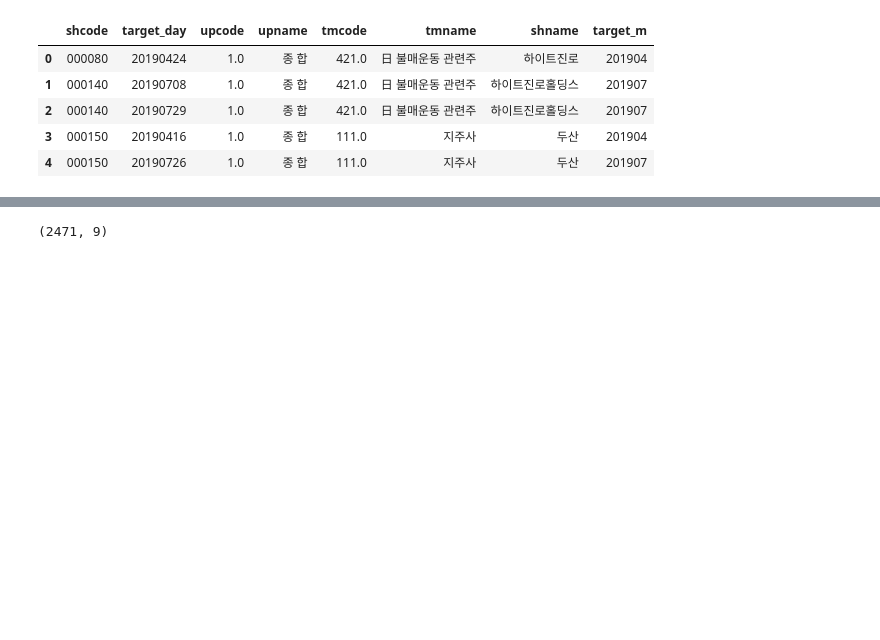
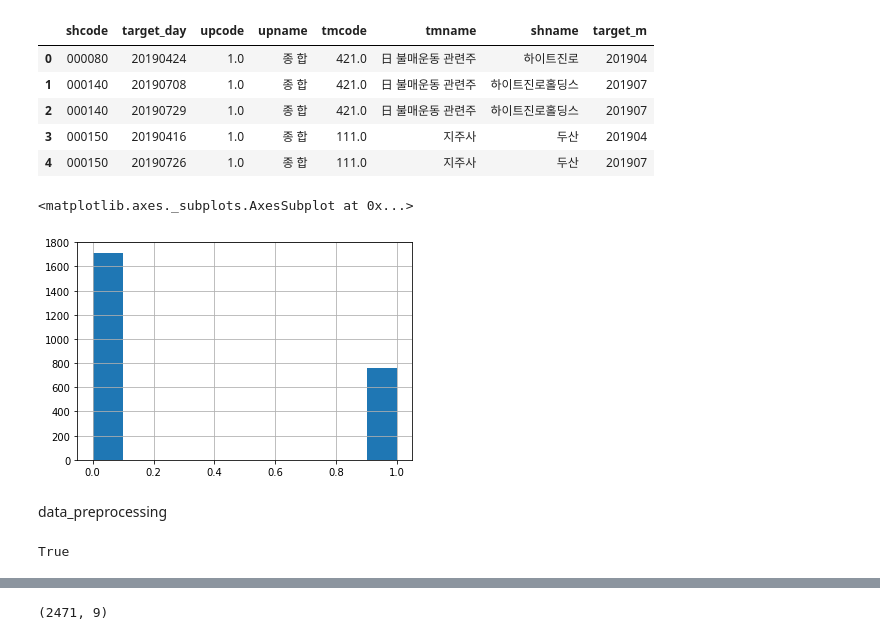
Before and after one commit to KIMJUNYOUNG0125/Strategy, a Jupyter notebook: 01-3.find_triger_uptm_anal.ipynb, the cells around one changed output, grey strips where cells are left out. Cells and saved outputs as stored; diff of their text form; code cells hidden in the pictures; blank space fills up the shorter version.

```diff
--- a/01-3.find_triger_uptm_anal.ipynb
+++ b/01-3.find_triger_uptm_anal.ipynb
@@ -87,7 +70,15 @@ df.head()
 | 3 | 000150 | 20190416 | 1.0 | 종 합 | 111.0 | 지주사 | 두산 | 201904 |
 | 4 | 000150 | 20190726 | 1.0 | 종 합 | 111.0 | 지주사 | 두산 | 201907 |
 # %%
+#다음 target_day와의 차이 계산
+df['next_target_day'] = df['target_day'].shift(-1)
+target_day_list = pd.to_datetime(df['target_day'], format = "%Y-%m-%d")
+next_target_day_list = pd.to_datetime(df['next_target_day'], format = "%Y-%m-%d")
+target_day_diff = next_target_day_list - target_day_list
+
+# 다음 target_day shcode2
 df['shcode2'] = df['shcode'].shift(-1)
+
 #label
 # 0  : 1 : 한번이상
-df['y'] = np.where(df['shcode'] == df['shcode2'], 1, 0)
+df['y'] = np.where((df['shcode'] == df['shcode2']) & (target_day_diff <= datetime.timedelta(days = 30)), 1, 0)
@@ -93,0 +87,7 @@ df['y'] = np.where(df['shcode'] == df['shcode2'], 1, 0)
+# %%
+df['y'].hist()
+# %% [output]
+<matplotlib.axes._subplots.AxesSubplot at 0x...>
+[figure, added]
+# %% [markdown]
+data_preprocessing
@@ -93,0 +157,4 @@ df['y'] = np.where(df['shcode'] == df['shcode2'], 1, 0)
+# %%
+target_day_diff.iloc[1] <= datetime.timedelta(days = 30)
+# %% [output]
+True
```
Also changed, not shown: parts of 8 cells of this notebook, 8 other files.
